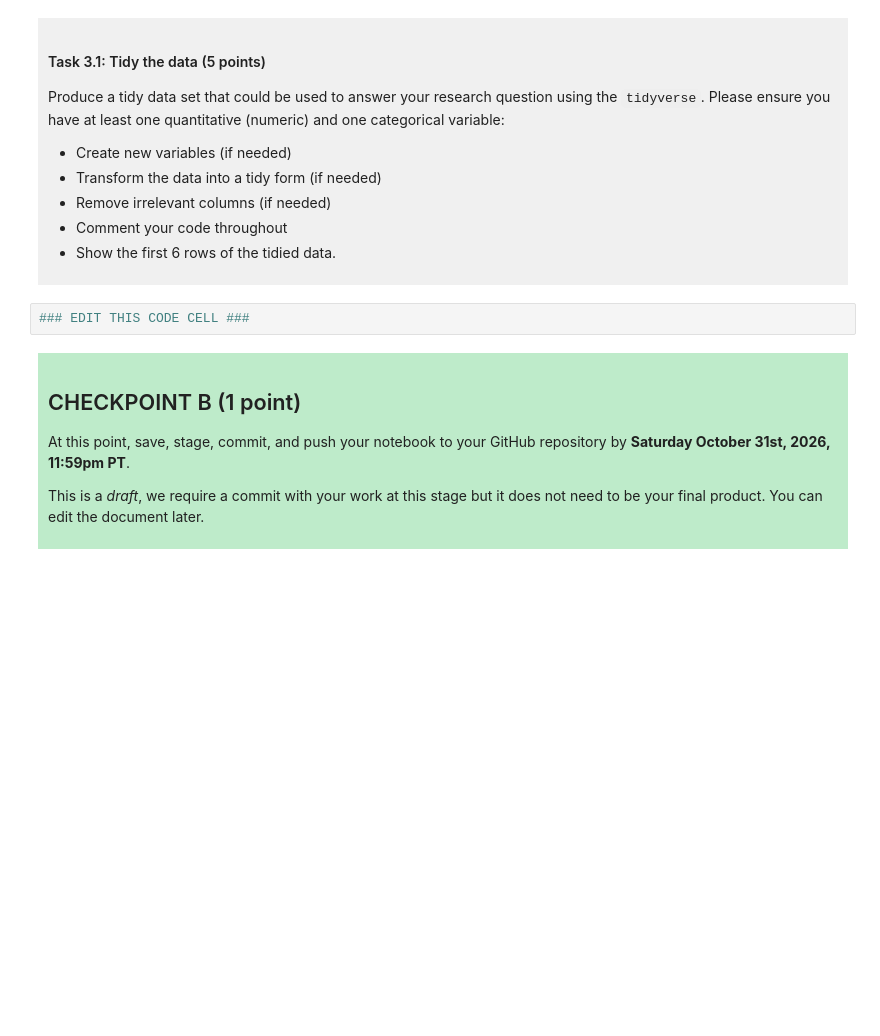
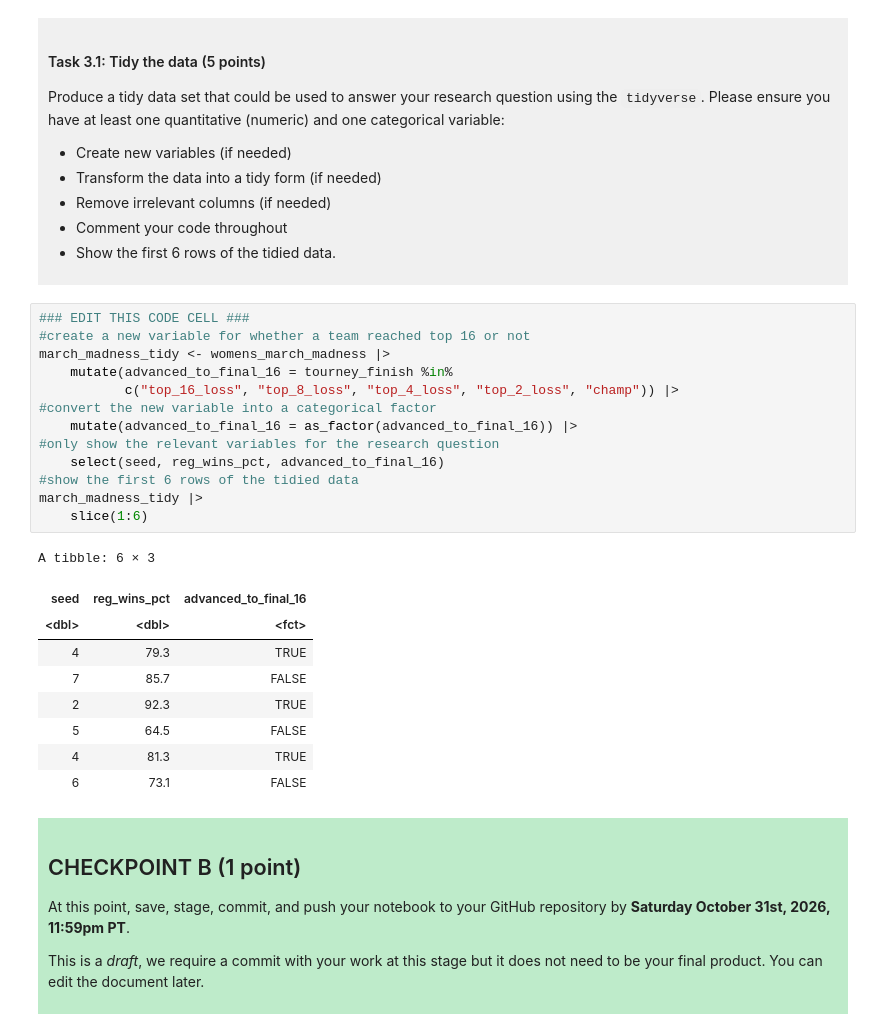
Before and after one commit to erinxr97/dsci-100-project-erin-zhang, a Jupyter notebook: dsci-100-project-notebook.ipynb, the cells around one changed output. Cells and saved outputs as stored; diff of their text form; blank space fills up the shorter version.

```diff
--- a/dsci-100-project-notebook.ipynb
+++ b/dsci-100-project-notebook.ipynb
@@ -223,6 +223,27 @@ Produce a tidy data set that could be used to answer your research question usin
 </div>
 # %%
 ### EDIT THIS CODE CELL ###
+#create a new variable for whether a team reached top 16 or not
+march_madness_tidy <- womens_march_madness |>
+    mutate(advanced_to_final_16 = tourney_finish %in%
+           c("top_16_loss", "top_8_loss", "top_4_loss", "top_2_loss", "champ")) |>
+#convert the new variable into a categorical factor
+    mutate(advanced_to_final_16 = as_factor(advanced_to_final_16)) |>
+#only show the relevant variables for the research question
+    select(seed, reg_wins_pct, advanced_to_final_16)
+#show the first 6 rows of the tidied data
+march_madness_tidy |>
+    slice(1:6)
+# %% [output]
+A tibble: 6 × 3
+| seed | reg_wins_pct | advanced_to_final_16 |
+| <dbl> | <dbl> | <fct> |
+| 4 | 79.3 | TRUE |
+| 7 | 85.7 | FALSE |
+| 2 | 92.3 | TRUE |
+| 5 | 64.5 | FALSE |
+| 4 | 81.3 | TRUE |
+| 6 | 73.1 | FALSE |
 # %% [markdown]
 <div style="background-color: #beebca; padding: 10px;">
 
```
